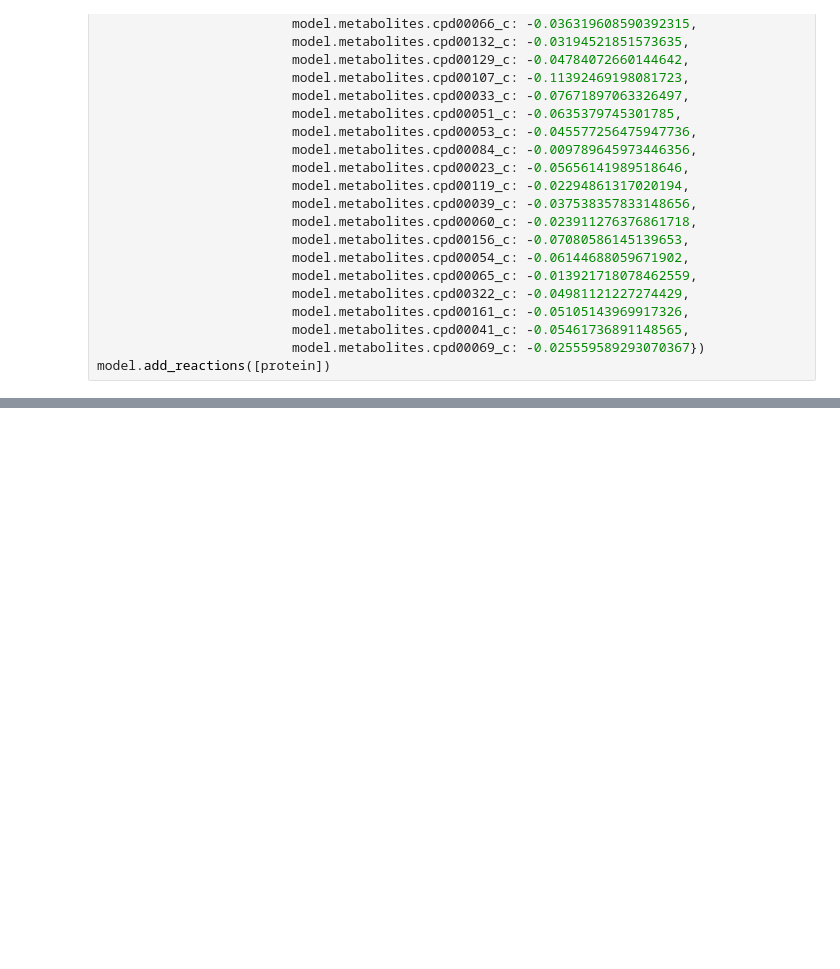
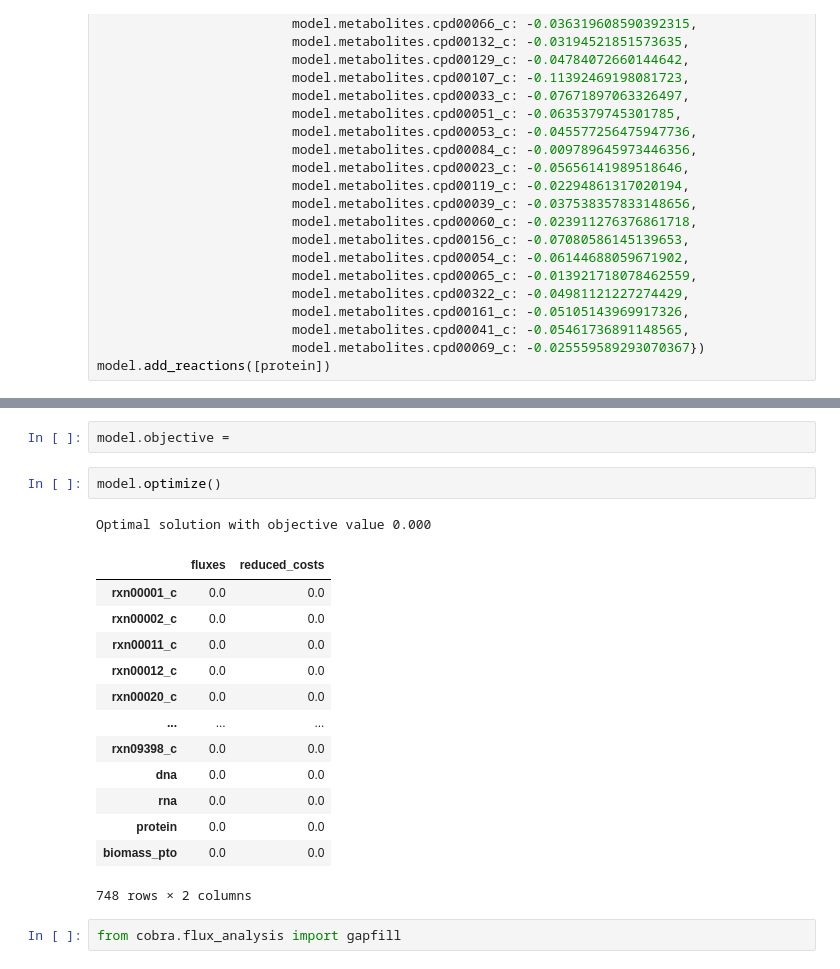
Before and after one commit to gregmedlock/psy_recon, a Jupyter notebook: bin/biomass_eq_final.ipynb, the cells around one changed output, grey strips where cells are left out. Cells and saved outputs as stored; diff of their text form; blank space fills up the shorter version.

```diff
--- a/bin/biomass_eq_final.ipynb
+++ b/bin/biomass_eq_final.ipynb
@@ -79,0 +98,21 @@ cobra.io.write_sbml_model(current_model, "psy_6_dna_rna.xml", use_fbc_package=Tr
+# %%
+model.objective =
+# %%
+model.optimize()
+# %% [output]
+Optimal solution with objective value 0.000
+|  | fluxes | reduced_costs |
+| rxn00001_c | 0.0 | 0.0 |
+| rxn00002_c | 0.0 | 0.0 |
+| rxn00011_c | 0.0 | 0.0 |
+| rxn00012_c | 0.0 | 0.0 |
+| rxn00020_c | 0.0 | 0.0 |
+| ... | ... | ... |
+| rxn09398_c | 0.0 | 0.0 |
+| dna | 0.0 | 0.0 |
+| rna | 0.0 | 0.0 |
+| protein | 0.0 | 0.0 |
+| biomass_pto | 0.0 | 0.0 |
+748 rows × 2 columns
+# %%
+from cobra.flux_analysis import gapfill
```
Also changed, not shown: parts of 9 cells of this notebook, 10 other files.
